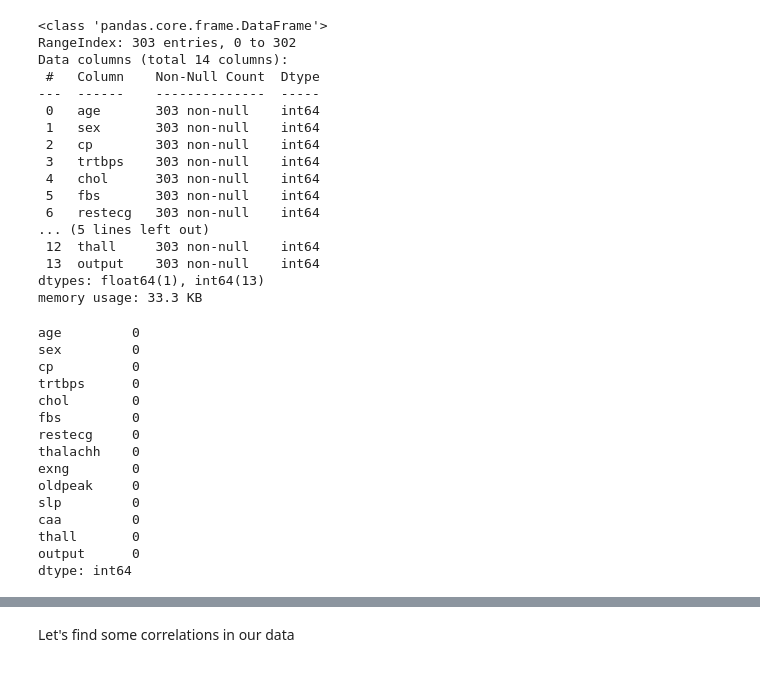
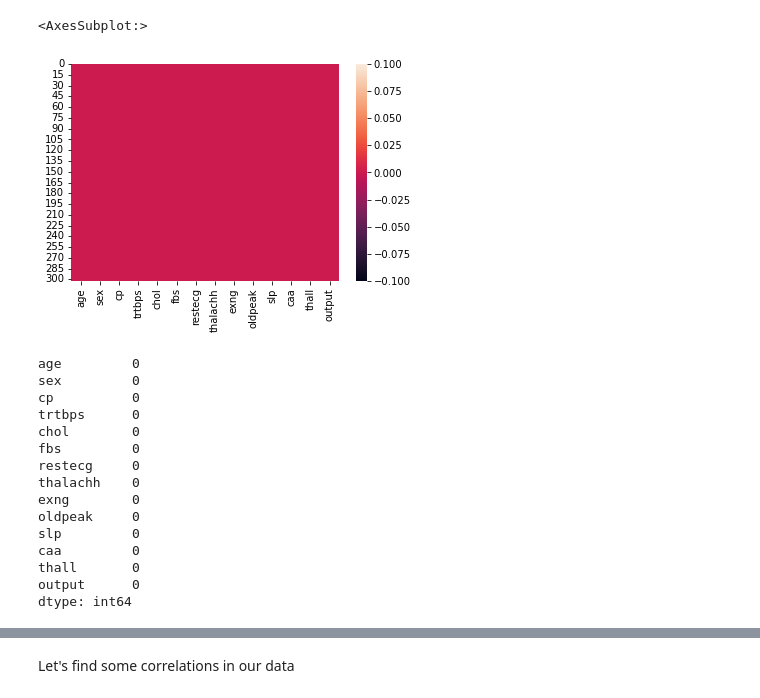
Before and after one commit to jsondevers/heart-attacks, a Jupyter notebook: heart-attack copy.ipynb, the cells around one changed output, grey strips where cells are left out. Drawn from its saved outputs; the diff is of its cells as text; code cells hidden in the pictures.

```diff
--- a/heart-attack copy.ipynb
+++ b/heart-attack copy.ipynb
@@ -18,40 +73,27 @@ df.head()
+# %%
+sns.heatmap(df.isnull()) # take a look to see if any data points are null
+# %% [output]
+<AxesSubplot:>
+[figure, added]
 # %%
-df.info()
 df.isnull().sum() # no data is null
 # all data is numeric, which is good for analysis
 # %% [output]
-<class 'pandas.core.frame.DataFrame'>
-RangeIndex: 303 entries, 0 to 302
-Data columns (total 14 columns):
- #   Column    Non-Null Count  Dtype
----  ------    --------------  -----
- 0   age       303 non-null    int64
- 1   sex       303 non-null    int64
- 2   cp        303 non-null    int64
- 3   trtbps    303 non-null    int64
- 4   chol      303 non-null    int64
- 5   fbs       303 non-null    int64
- 6   restecg   303 non-null    int64
-... (5 lines left out)
- 12  thall     303 non-null    int64
- 13  output    303 non-null    int64
-dtypes: float64(1), int64(13)
-memory usage: 33.3 KB
+age         0
+sex         0
+cp          0
+trtbps      0
+chol        0
+fbs         0
+restecg     0
+thalachh    0
+exng        0
+oldpeak     0
+slp         0
+caa         0
+thall       0
+output      0
+dtype: int64
-age         0
-sex         0
-cp          0
-trtbps      0
-chol        0
-fbs         0
-restecg     0
-thalachh    0
-exng        0
-oldpeak     0
-slp         0
-caa         0
-thall       0
-output      0
-dtype: int64
 # %%
 df.describe()
 # %% [output]
```
Also changed, not shown: parts of 6 cells of this notebook, 1 other file.
